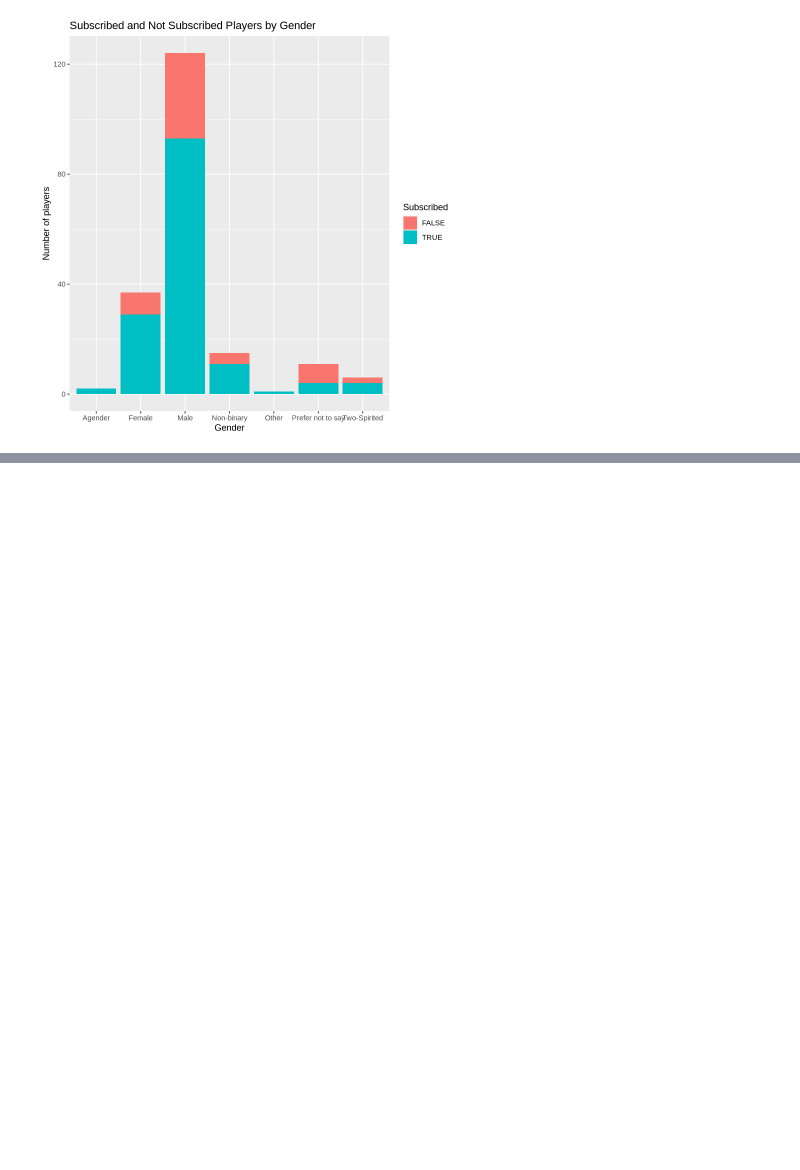
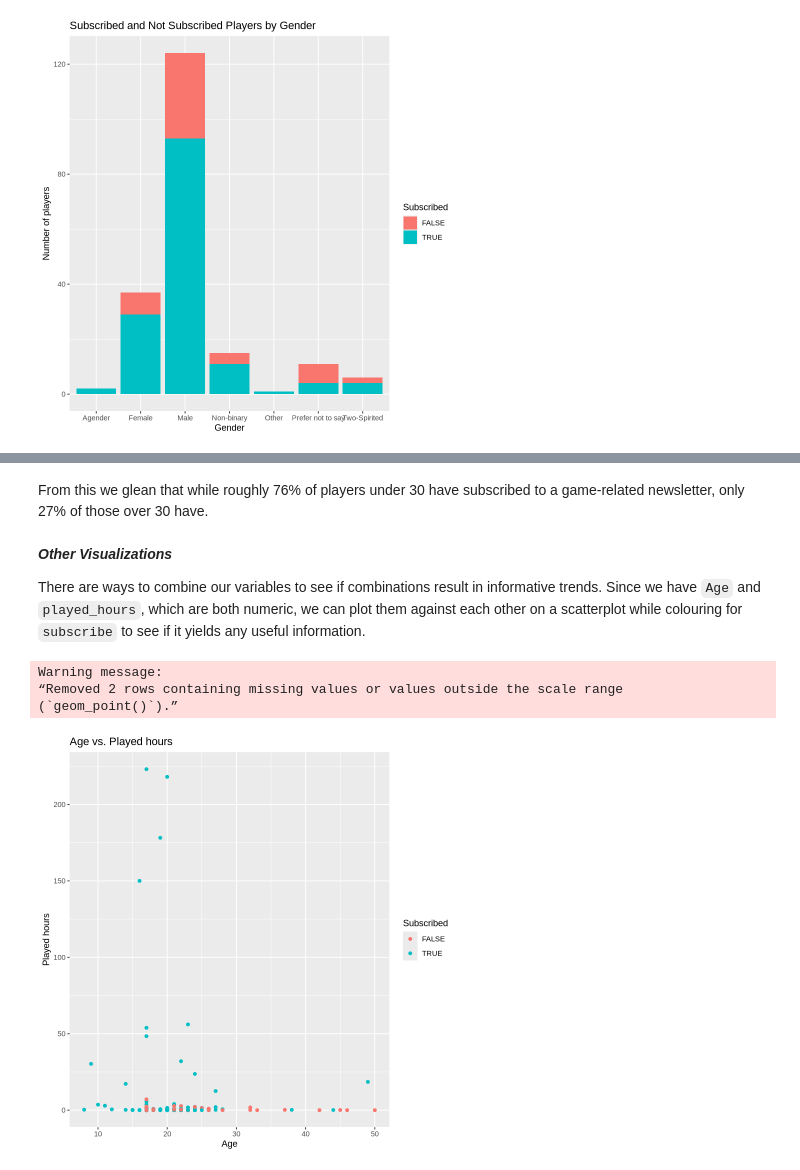
Before and after one commit to vshao01/project_report, a Jupyter notebook: minecraft_research.ipynb, the cells around one changed output, grey strips where cells are left out. Cells and saved outputs as stored; diff of their text form; code cells hidden in the pictures; blank space fills up the shorter version.

```diff
--- a/minecraft_research.ipynb
+++ b/minecraft_research.ipynb
@@ -248,0 +271,19 @@ Warning message:
+# %% [markdown]
+From this we glean that while roughly 76% of players under 30 have subscribed to a game-related newsletter, only 27% of those over 30 have.
+# %% [markdown]
+***Other Visualizations***
+
+There are ways to combine our variables to see if combinations result in informative trends. Since we have `Age` and `played_hours`, which are both numeric, we can plot them against each other on a scatterplot while colouring for `subscribe` to see if it yields any useful information.
+# %%
+age_playhours_plot <- clean_players |>
+    ggplot(aes(x = Age, y = played_hours, color = subscribe)) +
+    geom_point() +
+    labs(x = "Age", y = "Played hours", color = "Subscribed") +
+    ggtitle("Age vs. Played hours")
+
+age_playhours_plot
+# %% [output]
+Warning message:
+“Removed 2 rows containing missing values or values outside the scale range
+(`geom_point()`).”
+[figure, added]
```
Also changed, not shown: parts of 26 cells of this notebook.
